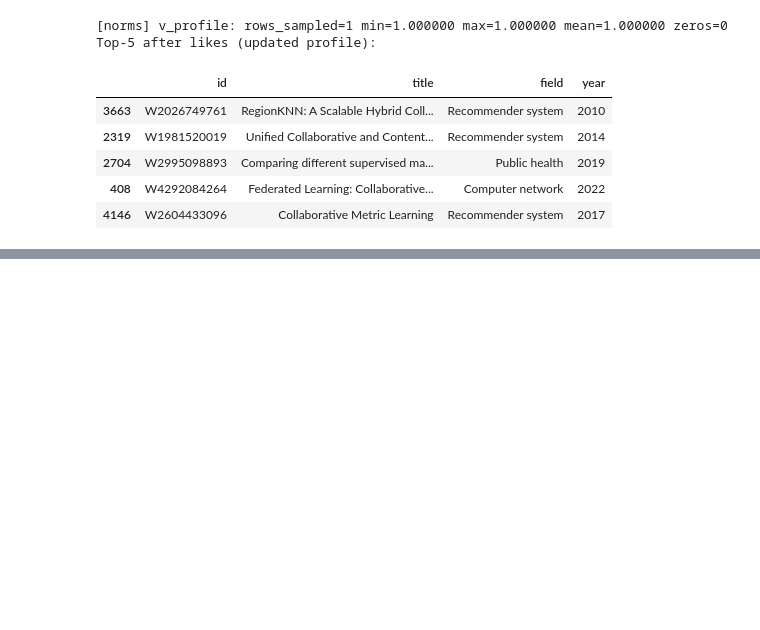
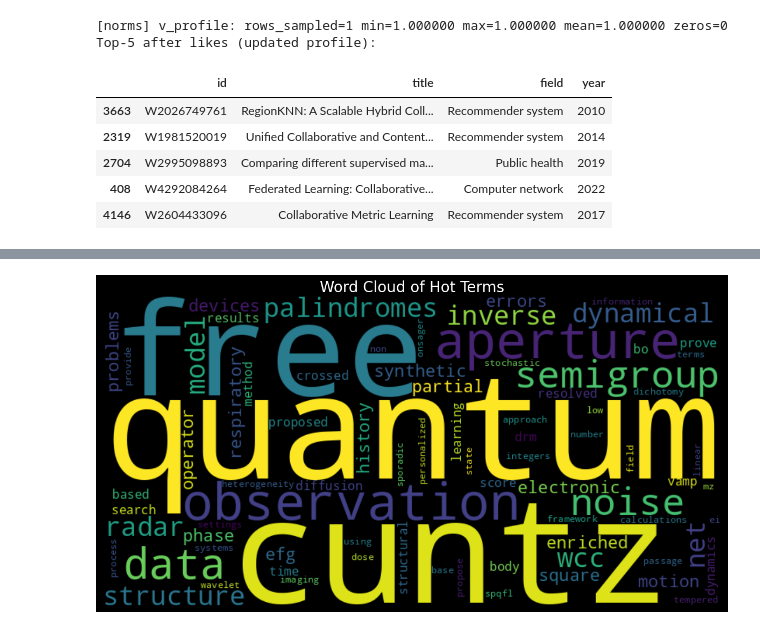
Before and after one commit to aurvl/ResearchPapersRecommandationSystem, a Jupyter notebook: notebooks/01_exploration.ipynb, the cells around one changed output, grey strips where cells are left out. Cells and saved outputs as stored; diff of their text form; code cells hidden in the pictures; blank space fills up the shorter version.

```diff
--- a/notebooks/01_exploration.ipynb
+++ b/notebooks/01_exploration.ipynb
@@ -263,10 +271,21 @@ $$Score = 0.5 \times \text{Trend} + 0.3 \times \text{Récence} + 0.2 \times \tex
 3.  **Crédibilité Académique (20%) :** (`cite_norm`)
     Le nombre de citations sert de filet de sécu. Même si un sujet est à la mode, on s'assure de pousser des papiers qui ont déjà une certaine validation par la commu scientific, évitant ainsi les papiers de "faible qualité".
 # %%
-# 5) Hot topics (arXiv ou corpus) + hot articles
+# Hot topics (arXiv ou corpus) + hot articles
 print(">> Getting hot terms (arXiv API or corpus fallback)...")
 hot_terms = get_hot_terms(articles_df, top_n=10)
-print("Hot terms:", hot_terms, "\n")
+print("Hot terms (title + abstract):\n")
+for i, t in enumerate(hot_terms, 1):
+    print(f"{i:02d}. {t}")
+
+trend_docs = [str(x) for x in hot_terms]
+
+print(f"\n[TEST] Loaded {len(trend_docs)} trend articles")
+terms_hots = get_hot_term_list(trend_docs, renew_cache=False)
+top_tens = terms_hots[:10]
+print("\nHOT TERMS (from trend_docs):")
+for i, t in enumerate(top_tens, 1):
+    print(f"{i:02d}. {t}")
 # %% [output]
 >> Getting hot terms (arXiv API or corpus fallback)...
 [INFO] Trends charges depuis le cache
@@ -274,2 +307,16 @@ Hot terms: ['Inverse problems for history-enriched linear model reduction', 'A D
+# %%
+wld = WordCloud(
+    width=800,
+    height=400,
+    background_color='black',
+    colormap='viridis'
+).generate(' '.join(terms_hots))
+plt.figure(figsize=(15, 7.5))
+plt.imshow(wld, interpolation='bilinear')
+plt.axis('off')
+plt.title('Word Cloud of Hot Terms', fontsize=20)
+plt.show()
+# %% [output]
+[figure, added]
 # %%
 print(">> Recommending hot articles...")
```
Also changed, not shown: parts of 47 cells of this notebook, 18 other files.
